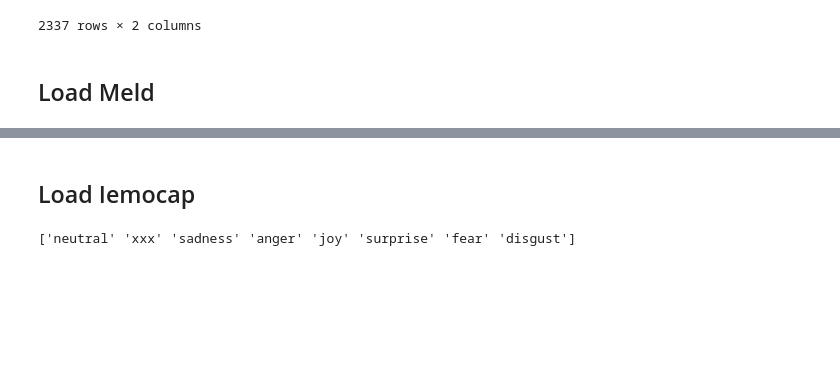
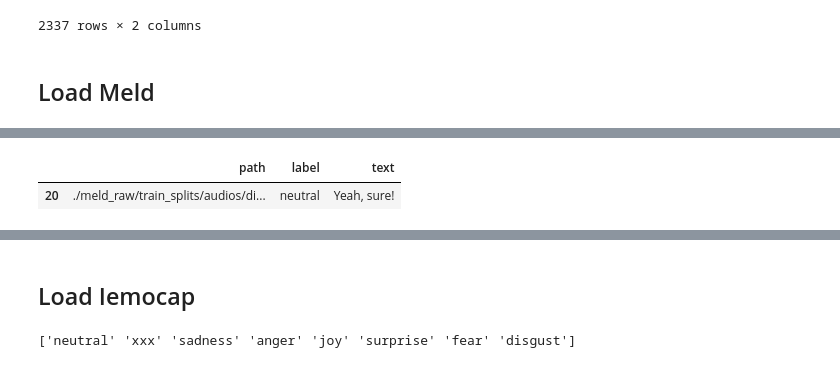
Before and after one commit to machadoprx/c4ai_audio_text_clip, a Jupyter notebook: c4ai_emotions_audio_text_clip_e2e_TEXT_ENCODER.ipynb, the cells around one changed output, grey strips where cells are left out. Drawn from its saved outputs; the diff is of its cells as text; code cells hidden in the pictures; blank space fills up the shorter version.

```diff
--- a/c4ai_emotions_audio_text_clip_e2e_TEXT_ENCODER.ipynb
+++ b/c4ai_emotions_audio_text_clip_e2e_TEXT_ENCODER.ipynb
@@ -86,0 +87,5 @@ df_meld_dev[df_meld_dev['path'] == './meld_raw/dev_splits/audios/dia4_utt2.wav']
+# %%
+df_meld_train[df_meld_train['path'] == './meld_raw/train_splits/audios/dia1_utt8.wav']
+# %% [output]
+|  | path | label | text |
+| 20 | ./meld_raw/train_splits/audios/di... | neutral | Yeah, sure! |
```
Also changed, not shown: parts of 16 cells of this notebook.
